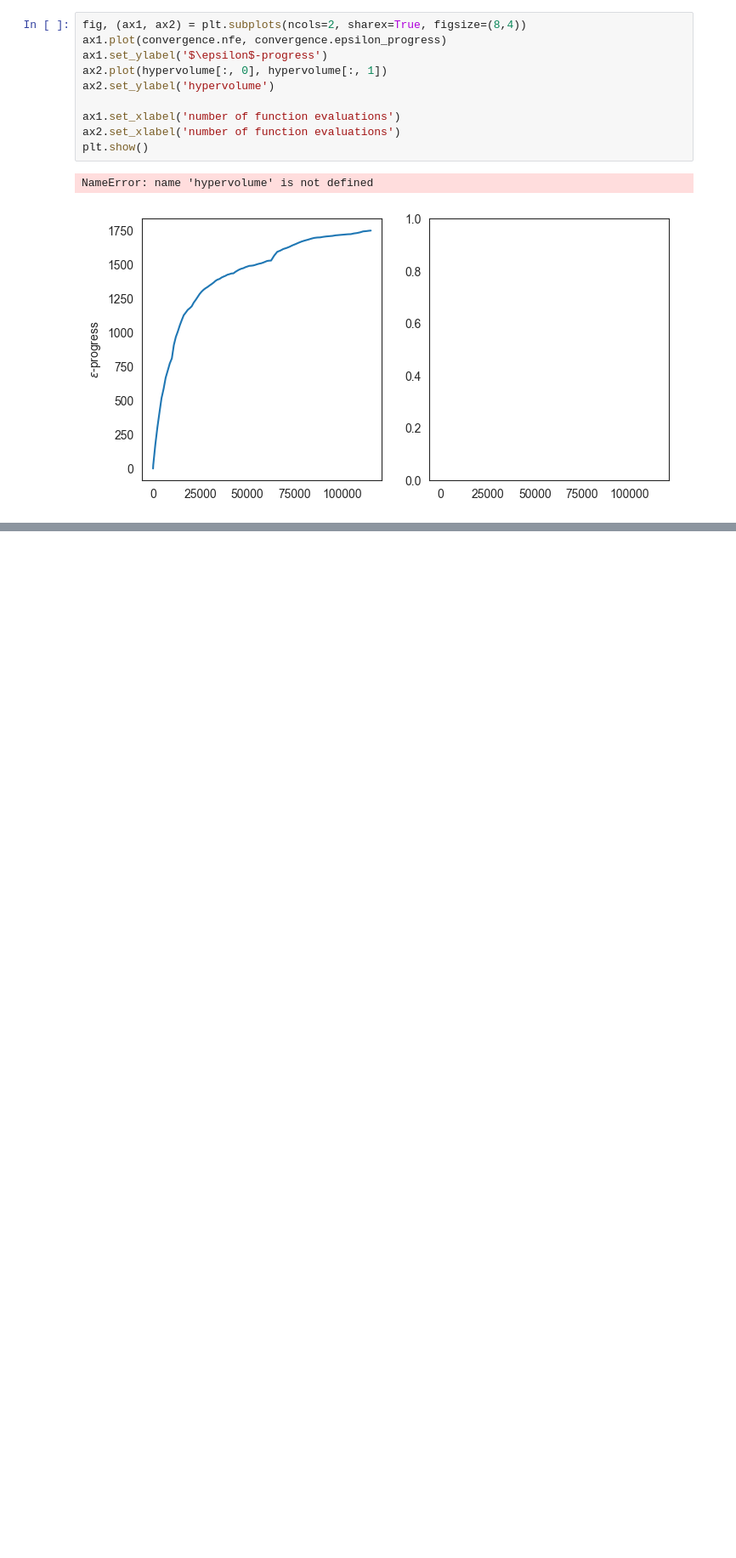
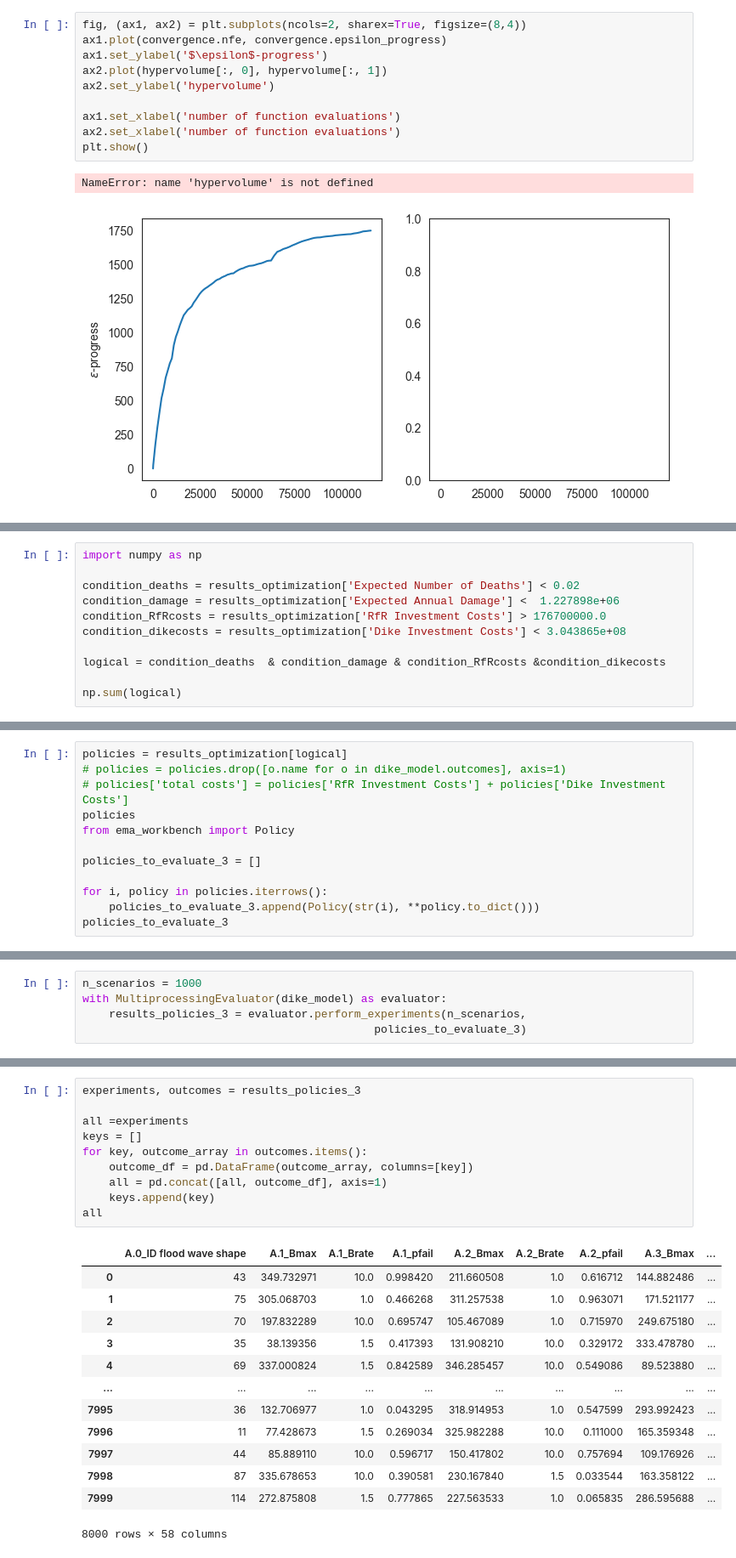
Before and after one commit to JulianvanRie/EPA141A-Model-based-decision-making, a Jupyter notebook: final assignment/Optimise.ipynb, the cells around one changed output, grey strips where cells are left out. Shown at 85% size. Cells and saved outputs as stored; diff of their text form; blank space fills up the shorter version.

```diff
--- a/final assignment/Optimise.ipynb
+++ b/final assignment/Optimise.ipynb
@@ -753,0 +889,11 @@ NameError: name 'hypervolume' is not defined
+# %%
+import numpy as np
+
+condition_deaths = results_optimization['Expected Number of Deaths'] < 0.02
+condition_damage = results_optimization['Expected Annual Damage'] <  1.227898e+06
+condition_RfRcosts = results_optimization['RfR Investment Costs'] > 176700000.0
+condition_dikecosts = results_optimization['Dike Investment Costs'] < 3.043865e+08
+
+logical = condition_deaths  & condition_damage & condition_RfRcosts &condition_dikecosts
+
+np.sum(logical)
@@ -753,0 +902,12 @@ NameError: name 'hypervolume' is not defined
+# %%
+policies = results_optimization[logical]
+# policies = policies.drop([o.name for o in dike_model.outcomes], axis=1)
+# policies['total costs'] = policies['RfR Investment Costs'] + policies['Dike Investment Costs']
+policies
+from ema_workbench import Policy
+
+policies_to_evaluate_3 = []
+
+for i, policy in policies.iterrows():
+    policies_to_evaluate_3.append(Policy(str(i), **policy.to_dict()))
+policies_to_evaluate_3
@@ -753,0 +923,5 @@ NameError: name 'hypervolume' is not defined
+# %%
+n_scenarios = 1000
+with MultiprocessingEvaluator(dike_model) as evaluator:
+    results_policies_3 = evaluator.perform_experiments(n_scenarios,
+                                            policies_to_evaluate_3)
@@ -753,0 +934,24 @@ NameError: name 'hypervolume' is not defined
+# %%
+experiments, outcomes = results_policies_3
+
+all =experiments
+keys = []
+for key, outcome_array in outcomes.items():
+    outcome_df = pd.DataFrame(outcome_array, columns=[key])
+    all = pd.concat([all, outcome_df], axis=1)
+    keys.append(key)
+all
+# %% [output]
+|  | A.0_ID flood wave shape | A.1_Bmax | A.1_Brate | A.1_pfail | A.2_Bmax | A.2_Brate | A.2_pfail | A.3_Bmax | ... |
+| 0 | 43 | 349.732971 | 10.0 | 0.998420 | 211.660508 | 1.0 | 0.616712 | 144.882486 | ... |
+| 1 | 75 | 305.068703 | 1.0 | 0.466268 | 311.257538 | 1.0 | 0.963071 | 171.521177 | ... |
+| 2 | 70 | 197.832289 | 10.0 | 0.695747 | 105.467089 | 1.0 | 0.715970 | 249.675180 | ... |
+| 3 | 35 | 38.139356 | 1.5 | 0.417393 | 131.908210 | 10.0 | 0.329172 | 333.478780 | ... |
+| 4 | 69 | 337.000824 | 1.5 | 0.842589 | 346.285457 | 10.0 | 0.549086 | 89.523880 | ... |
+| ... | ... | ... | ... | ... | ... | ... | ... | ... | ... |
+| 7995 | 36 | 132.706977 | 1.0 | 0.043295 | 318.914953 | 1.0 | 0.547599 | 293.992423 | ... |
+| 7996 | 11 | 77.428673 | 1.5 | 0.269034 | 325.982288 | 10.0 | 0.111000 | 165.359348 | ... |
+| 7997 | 44 | 85.889110 | 10.0 | 0.596717 | 150.417802 | 10.0 | 0.757694 | 109.176926 | ... |
+| 7998 | 87 | 335.678653 | 10.0 | 0.390581 | 230.167840 | 1.5 | 0.033544 | 163.358122 | ... |
+| 7999 | 114 | 272.875808 | 1.5 | 0.777865 | 227.563533 | 1.0 | 0.065835 | 286.595688 | ... |
+8000 rows × 58 columns
```
Also changed, not shown: parts of 24 cells of this notebook, 5 other files.
